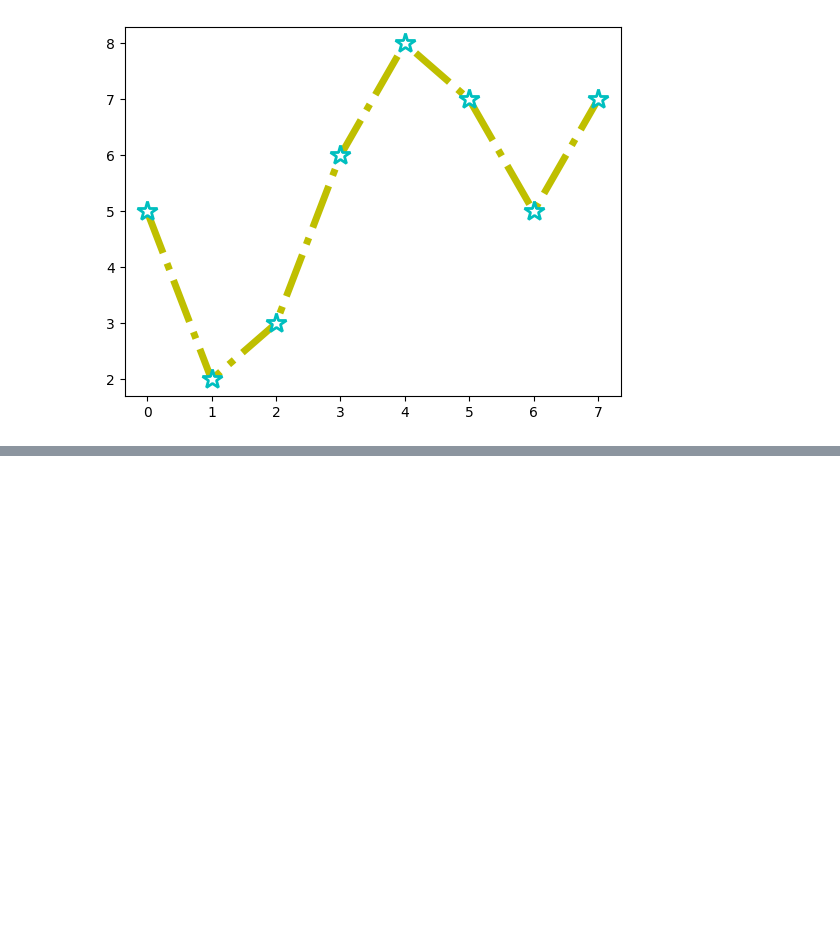
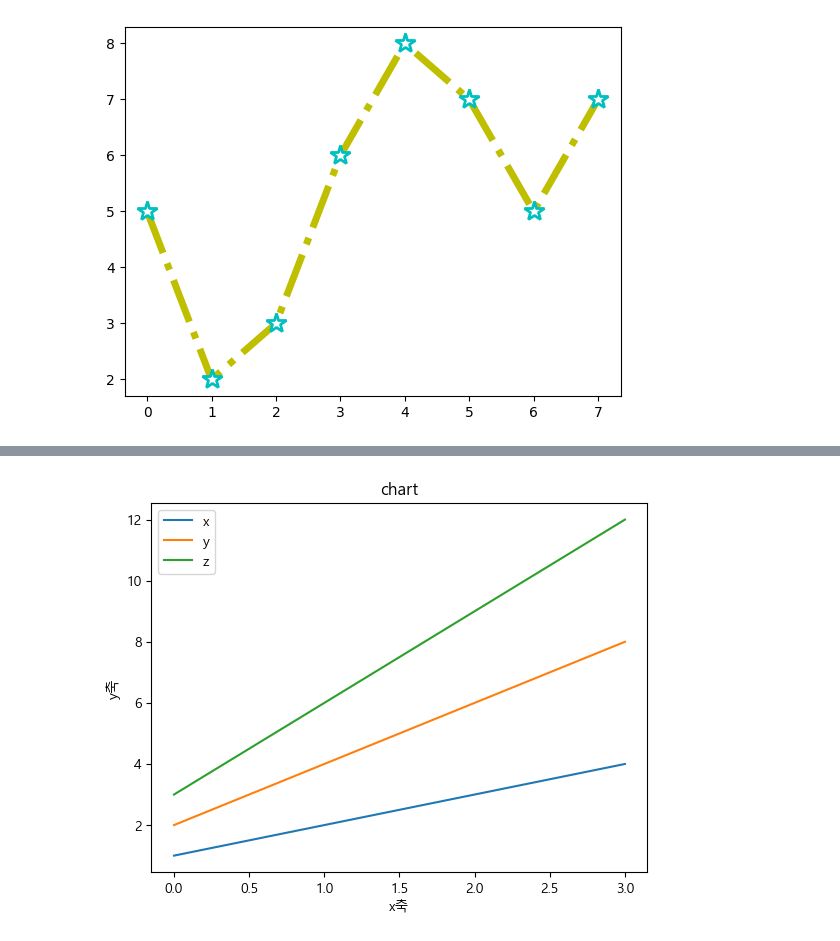
Before and after one commit to LEEYOUNGJAE1996/python_algorithm_practice, a Jupyter notebook: 스마트인재개발원/ex12matplotlib.ipynb, the cells around one changed output, grey strips where cells are left out. Cells and saved outputs as stored; diff of their text form; code cells hidden in the pictures; blank space fills up the shorter version.

```diff
--- a/스마트인재개발원/ex12matplotlib.ipynb
+++ b/스마트인재개발원/ex12matplotlib.ipynb
@@ -77,0 +107,21 @@ plt.show()
+# %%
+# 한 차트에 여러개의 plot 그리기
+x = [1,2,3,4]
+y = [2,4,6,8]
+z = [3,6,9,12]
+# label 범례 지정을 위함? 선의 이름을 지정?
+plt.plot(x,label = 'x')
+plt.plot(y, label = 'y')
+plt.plot(z ,label = 'z')
+# 범례  - 데이터의 종류를 표시하는 ? text
+# 범례 설정하기
+plt.legend(loc = 'best')
+# chart 제목 설정
+plt.title('chart')
+# x축 이름 설정
+# 한글을 사용하기 위해 한글 인코딩이 필요
+plt.xlabel('x축')
+plt.ylabel('y축')
+plt.show()
+# %% [output]
+[figure, added]
```
Also changed, not shown: parts of 6 cells of this notebook.
